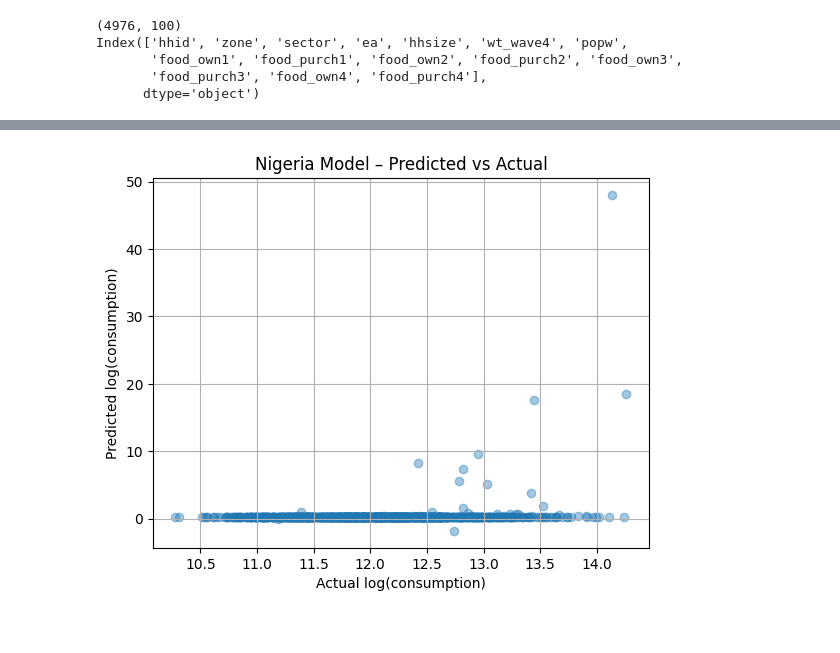
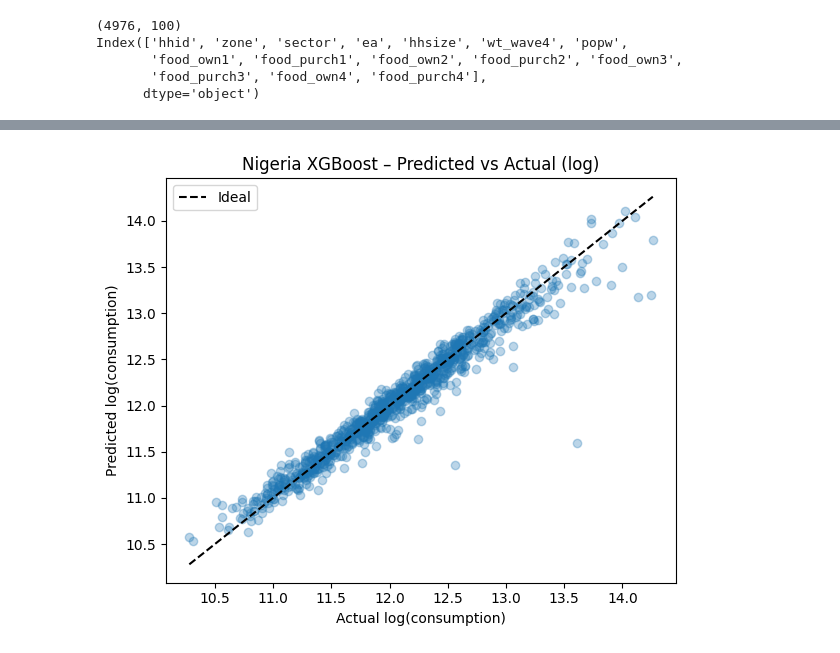
Before and after one commit to aisha13dikko-sudo/AISD-poverty-Nigeria-Context, a Jupyter notebook: Nigeria_tabular_model.ipynb, the cells around one changed output, grey strips where cells are left out. Drawn from its saved outputs; the diff is of its cells as text; code cells hidden in the pictures.

```diff
--- a/Nigeria_tabular_model.ipynb
+++ b/Nigeria_tabular_model.ipynb
@@ -230,0 +152,7 @@ R2: -307.14614520941024
+# %%
+xgb_model.fit(
+    X_train_s,
+    y_train,
+    eval_set=[(X_train_s, y_train), (X_val_s, y_val)],
+    verbose=True
+)
@@ -230,0 +188,20 @@ R2: -307.14614520941024
+# %%
+# Evaluate Model (Train and validation)
+from sklearn.metrics import mean_squared_error, mean_absolute_error, r2_score
+import numpy as np
+
+# Predict
+y_train_pred = xgb_model.predict(X_train_s)
+y_val_pred   = xgb_model.predict(X_val_s)
+
+def print_metrics(y_true, y_pred, name=""):
+    rmse = np.sqrt(mean_squared_error(y_true, y_pred))
+    mae  = mean_absolute_error(y_true, y_pred)
+    r2   = r2_score(y_true, y_pred)
+    print(f"{name} RMSE: {rmse:.4f}")
+    print(f"{name} MAE : {mae:.4f}")
+    print(f"{name} R²   : {r2:.4f}")
+    print("-" * 30)
+
+print_metrics(y_train, y_train_pred, "Train")
+print_metrics(y_val,   y_val_pred,   "Validation")
@@ -246,11 +373,16 @@ plt.show()
 # %%
-# plot Predicted vs Actual
-plt.scatter(y_val, y_val_pred, alpha=0.4)
+# predicted vs Actual (log consumption) **for poster**
+plt.figure(figsize=(6,5))
+plt.scatter(test_log, test_pred_log, alpha=0.3)
+line_min = min(test_log.min(), test_pred_log.min())
+line_max = max(test_log.max(), test_pred_log.max())
+plt.plot([line_min, line_max], [line_min, line_max], "k--", label="Ideal")
 plt.xlabel("Actual log(consumption)")
 plt.ylabel("Predicted log(consumption)")
-plt.title("Nigeria Model – Predicted vs Actual")
-plt.grid(True)
-plt.savefig("nigeria_pred_vs_actual.png", dpi=300, bbox_inches="tight")
+plt.title("Nigeria XGBoost – Predicted vs Actual (log)")
+plt.legend()
+plt.tight_layout()
+plt.savefig("nigeria_xgb_pred_vs_actual_log.png", dpi=300)
 plt.show()
 # %% [output]
-[figure, old version]
+[figure, new version]
```
Also changed, not shown: parts of 25 cells of this notebook.
